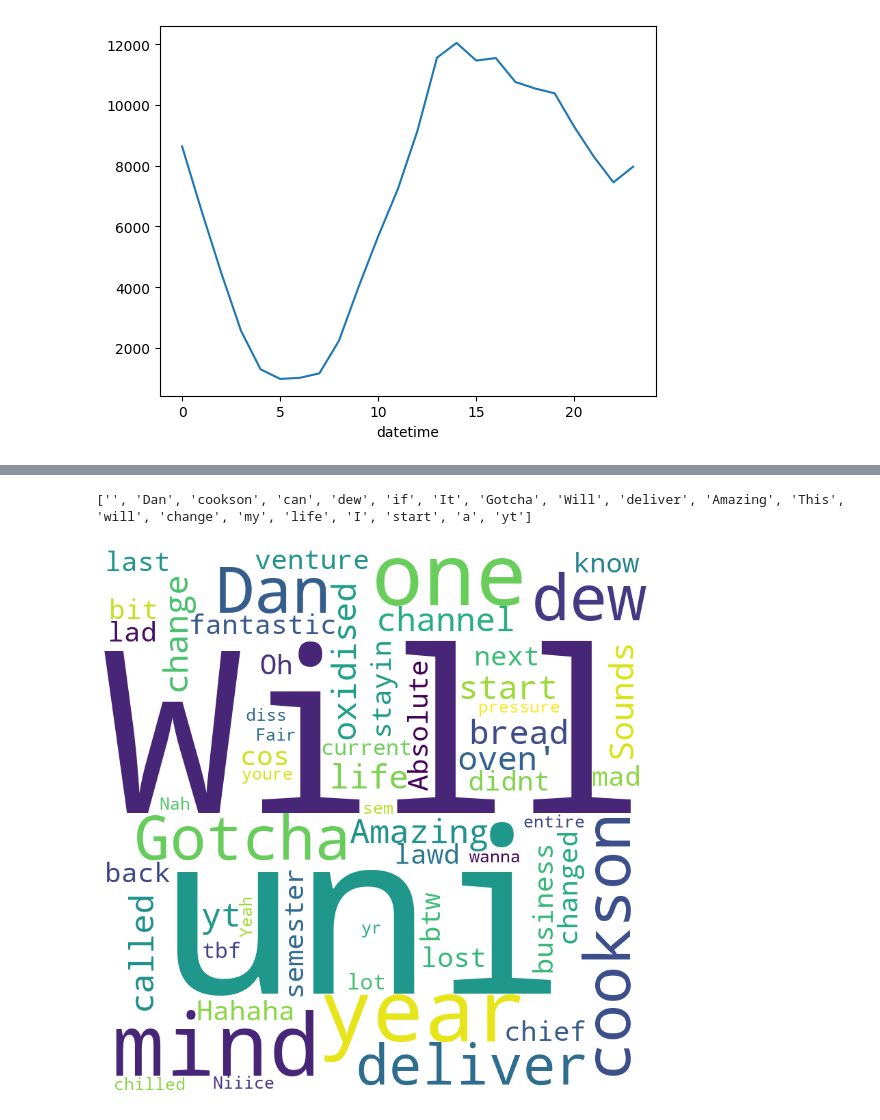
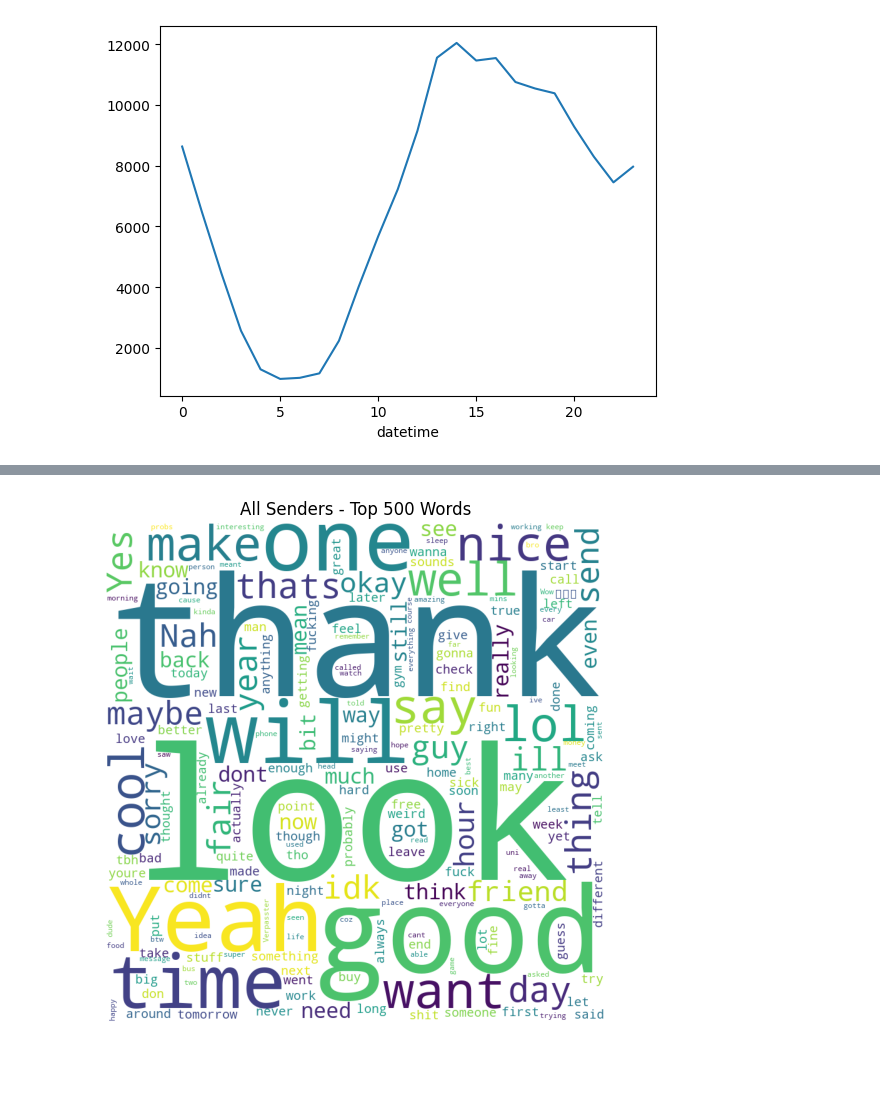
Before and after one commit to nimrodw/chatgen, a Jupyter notebook: notebooks/data_analysis.ipynb, the cells around one changed output, grey strips where cells are left out. Drawn from its saved outputs; the diff is of its cells as text; code cells hidden in the pictures; blank space fills up the shorter version.

Commit message:
working on word cloud per sender

```diff
--- a/notebooks/data_analysis.ipynb
+++ b/notebooks/data_analysis.ipynb
@@ -87,3 +84,11 @@ print(df.loc[df['text'].str.len() > 200])
+# %%
+# let's remove the newlines and some of whatsapps features
+def remove_urls(line):
+    line = re.sub(r'http\S+', '', line)
+    return line
+df['text'] = df['text'].map(lambda x: x.replace('\n', ''))
+df['text'] = df['text'].map(lambda x: x.replace('<Medien ausgeschlossen>', ''))
+df['text'] = df['text'].map(lambda x: remove_urls(x))
 # %% [markdown]
 Here we see the distribution of message lengths. Plotting using a log scale we can see a that most messages there are a small minority of very long messages
 # %%
@@ -136,6 +141,6 @@ unique = list(df['text'].str.split(" ", expand=True).stack().unique())
 # %%
 unique_word_counts = df['text'].str.split(' ', expand=True).stack().value_counts()
 # %%
-print(unique_word_counts.head(15))
+top_words = unique_word_counts.index.tolist()
 print("No. Unique words: ", len(unique))
 # %% [output]
@@ -159,4 +147,0 @@ No. Unique words:  71965
-# %%
-print(unique[:20])
-# %% [output]
-['', 'Dan', 'cookson', 'can', 'dew', 'if', 'It', 'Gotcha', 'Will', 'deliver', 'Amazing', 'This', 'will', 'change', 'my', 'life', 'I', 'start', 'a', 'yt']
@@ -165,14 +148,15 @@ from wordcloud import WordCloud
+# %%
+wordcloud_all_senders = WordCloud(width=800, height=800,
+                                    background_color ='white', stopwords=None,
+                                    min_font_size=10, min_word_length=3).generate(' '.join(top_words[:500]))
 # %%
-wordcloud = WordCloud(width = 800, height = 800,
-                background_color ='white',
-                min_font_size = 10).generate(' '.join(unique[:100]))
-
 # plot the WordCloud image
-plt.figure(figsize = (8, 8), facecolor = None)
-plt.imshow(wordcloud)
+plt.figure(figsize = (5, 5), facecolor = None)
+plt.imshow(wordcloud_all_senders)
 plt.axis("off")
 plt.tight_layout(pad = 0)
+plt.title("All Senders - Top 500 Words")
 
 plt.show()
 # %% [output]
-[figure, old version]
+[figure, new version]
```
Also changed, not shown: parts of 12 cells of this notebook.
